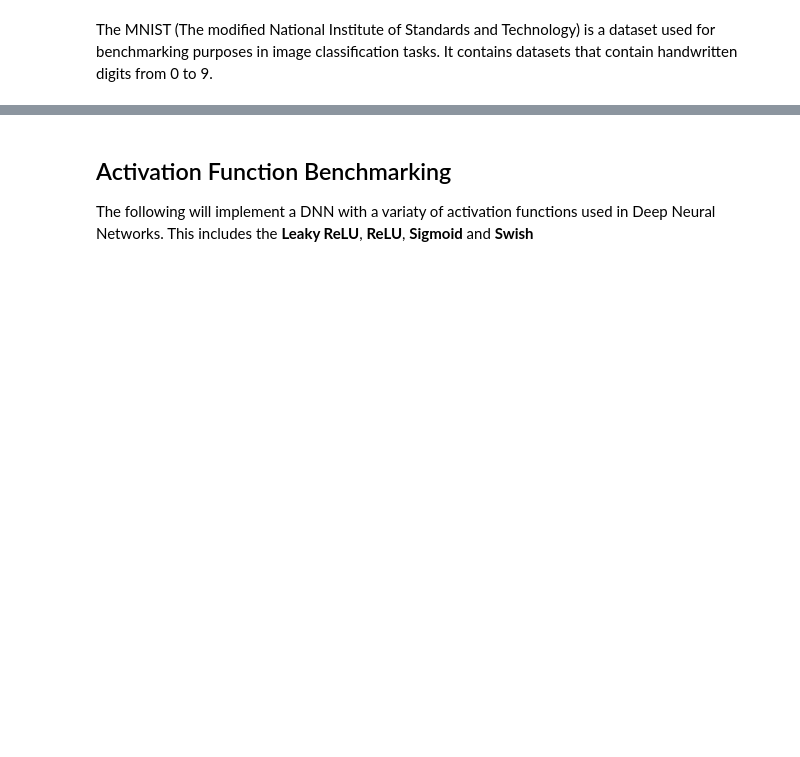
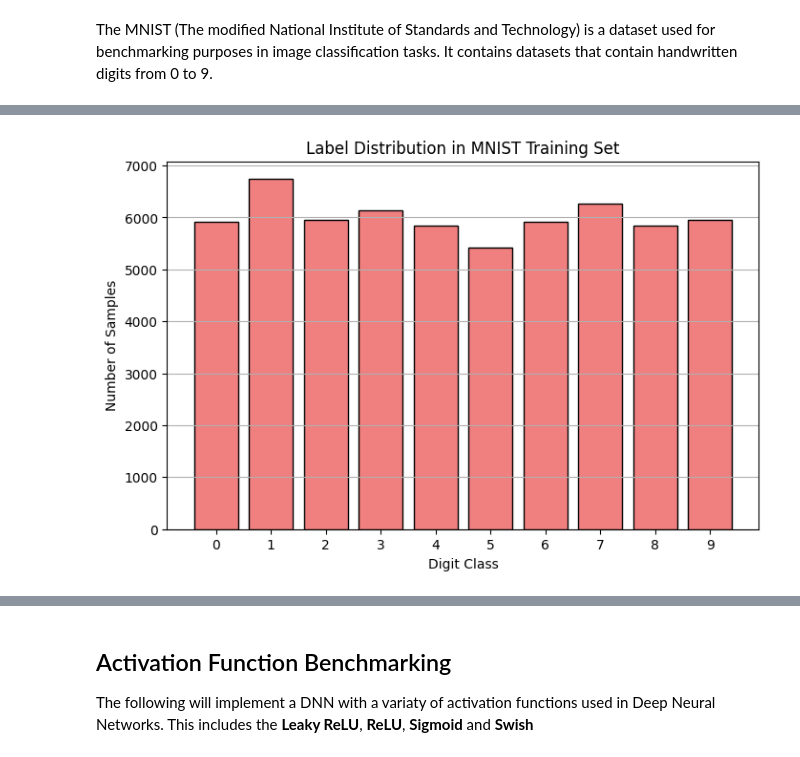
Before and after one commit to Nahom32/DNN-Simulation, a Jupyter notebook: DNN_Simulation.ipynb, the cells around one changed output, grey strips where cells are left out. Drawn from its saved outputs; the diff is of its cells as text; code cells hidden in the pictures; blank space fills up the shorter version.

```diff
--- a/DNN_Simulation.ipynb
+++ b/DNN_Simulation.ipynb
@@ -60,0 +64,12 @@ x_test = x_test/255
+# %%
+unique, counts = np.unique(y_train, return_counts=True)
+plt.figure(figsize=(8, 5))
+plt.bar(unique, counts, color="lightcoral", edgecolor="black")
+plt.title("Label Distribution in MNIST Training Set")
+plt.xlabel("Digit Class")
+plt.ylabel("Number of Samples")
+plt.xticks(unique)
+plt.grid(axis='y')
+plt.show()
+# %% [output]
+[figure, added]
```
Also changed, not shown: parts of 8 cells of this notebook.
